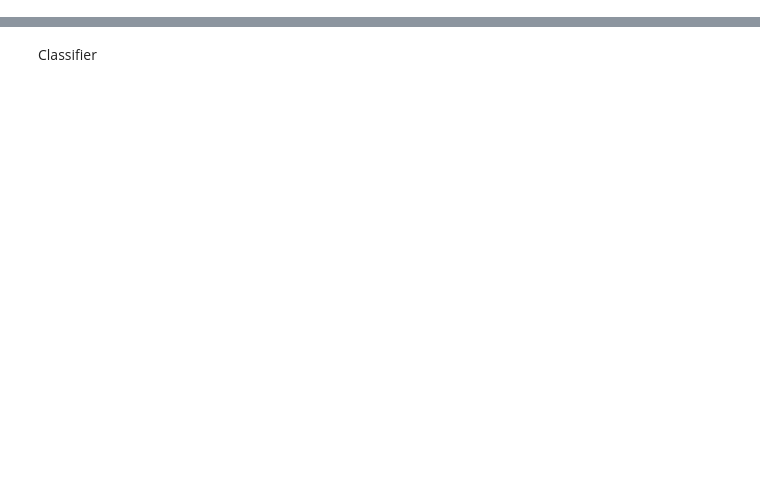
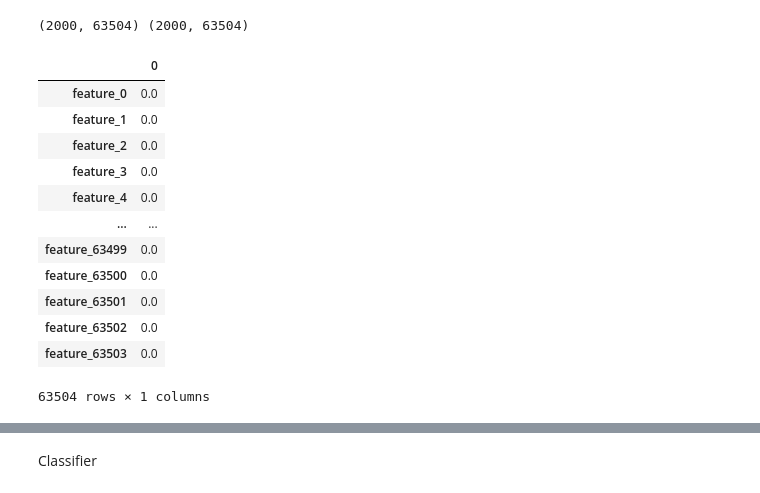
Before and after one commit to immanuelazn/w281_final_galaxy_zoo, a Jupyter notebook: classifier.ipynb, the cells around one changed output, grey strips where cells are left out. Cells and saved outputs as stored; diff of their text form; code cells hidden in the pictures; blank space fills up the shorter version.

```diff
--- a/classifier.ipynb
+++ b/classifier.ipynb
@@ -117,7 +113,7 @@ def hog(img_gray, orientations=9, pixels_per_cell=(8, 8), cells_per_block=(3, 3)
   return hog_features, hog_image
 
 def preprocess_1(df):
-  image_dir = df['path'][1:] # ignore index
+  image_dir = df['path'] # ignore index
   preprocessed_list = []
 
   for i, image_path in enumerate(image_dir):
@@ -133,11 +129,11 @@ def preprocess_1(df):
     im_flattened = im_cropped.flatten()
     preprocessed_list.append(im_flattened)
 
-  df['features'] = preprocessed_list
-  return df['features_1']
+  df_preprocessed = pd.DataFrame(preprocessed_list)
+  return df_preprocessed
 
 def preprocess_2(df):
-  image_dir = df['path'][1:]
+  image_dir = df['path']
   preprocessed_list = []
 
   for i, image_path in enumerate(image_dir):
@@ -152,5 +148,5 @@ def preprocess_2(df):
     # im_flattened = hog_feature.flatten()
     preprocessed_list.append(hog_feature)
 
-  df['features'] = preprocessed_list
-  return df['features_2']
+  df_preprocessed = pd.DataFrame(preprocessed_list)
+  return df_preprocessed
@@ -177,0 +200,4 @@ feature_matrix_pipeline_1_2.shape
+# %%
+print(df_preprocessed_1.shape, df_preprocessed_2.shape)
+# %% [output]
+(2000, 63504) (2000, 63504)
@@ -177,0 +208,20 @@ feature_matrix_pipeline_1_2.shape
+# %%
+# feature in the df_preprocessed_1 is either 0 or 1
+# feature in the df_preprocessed_2 is between 0 to 1
+# need no normalization before PCA
+
+df_preprocessed_2.iloc[:1].T
+# %% [output]
+|  | 0 |
+| feature_0 | 0.0 |
+| feature_1 | 0.0 |
+| feature_2 | 0.0 |
+| feature_3 | 0.0 |
+| feature_4 | 0.0 |
+| ... | ... |
+| feature_63499 | 0.0 |
+| feature_63500 | 0.0 |
+| feature_63501 | 0.0 |
+| feature_63502 | 0.0 |
+| feature_63503 | 0.0 |
+63504 rows × 1 columns
```
Also changed, not shown: parts of 23 cells of this notebook.
